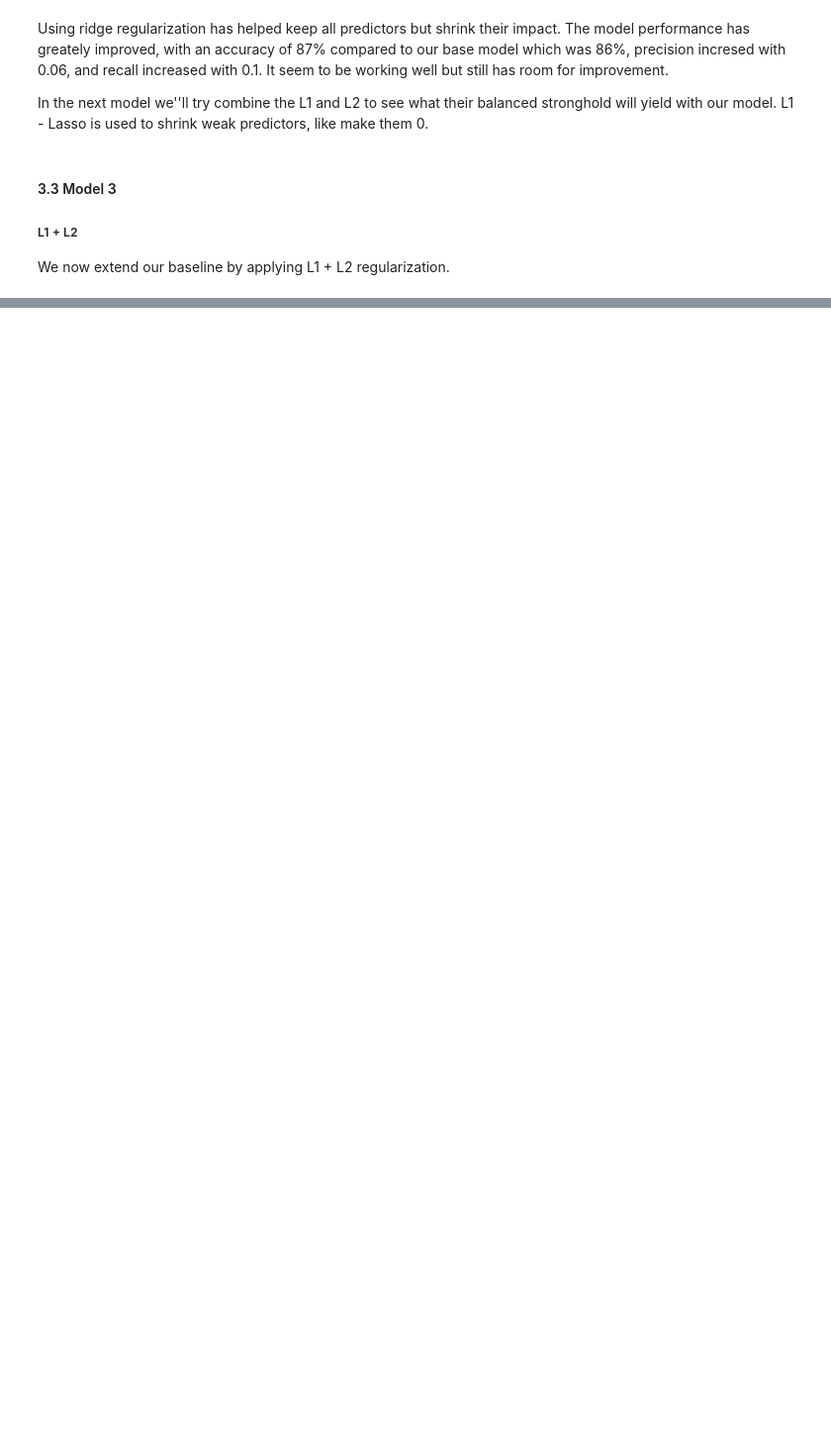
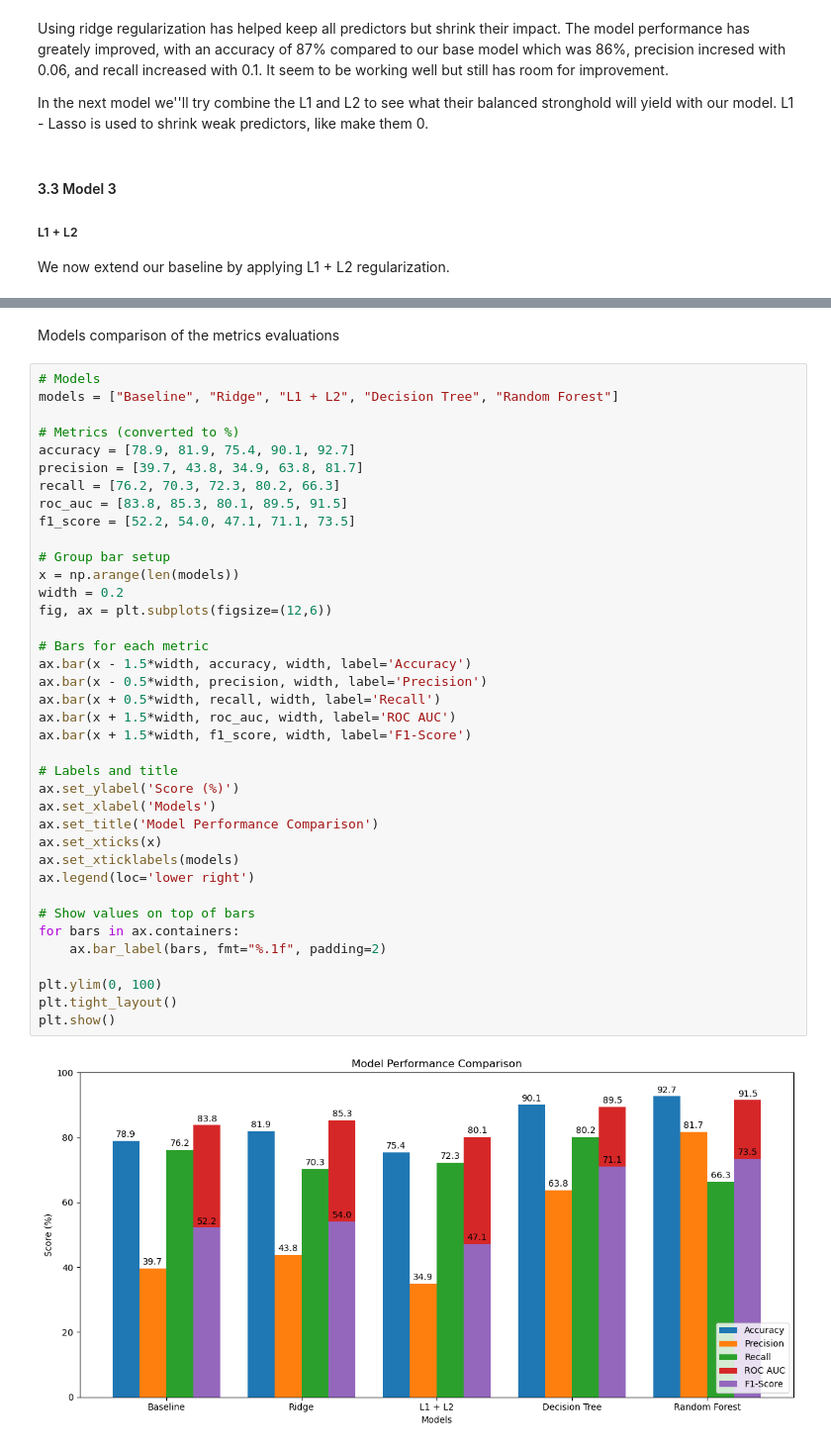
Before and after one commit to Smwangi1/SyriaTel, a Jupyter notebook: classification-analysis.ipynb, the cells around one changed output, grey strips where cells are left out. Shown: that part at 99% size. Drawn from its saved outputs; the diff is of its cells as text; blank space fills up the shorter version.

```diff
--- a/classification-analysis.ipynb
+++ b/classification-analysis.ipynb
@@ -766,0 +990,42 @@ We now extend our baseline by applying L1 + L2 regularization.
+# %% [markdown]
+Models comparison of the metrics evaluations
+# %%
+# Models
+models = ["Baseline", "Ridge", "L1 + L2", "Decision Tree", "Random Forest"]
+
+# Metrics (converted to %)
+accuracy = [78.9, 81.9, 75.4, 90.1, 92.7]
+precision = [39.7, 43.8, 34.9, 63.8, 81.7]
+recall = [76.2, 70.3, 72.3, 80.2, 66.3]
+roc_auc = [83.8, 85.3, 80.1, 89.5, 91.5]
+f1_score = [52.2, 54.0, 47.1, 71.1, 73.5]
+
+# Group bar setup
+x = np.arange(len(models))
+width = 0.2
+fig, ax = plt.subplots(figsize=(12,6))
+
+# Bars for each metric
+ax.bar(x - 1.5*width, accuracy, width, label='Accuracy')
+ax.bar(x - 0.5*width, precision, width, label='Precision')
+ax.bar(x + 0.5*width, recall, width, label='Recall')
+ax.bar(x + 1.5*width, roc_auc, width, label='ROC AUC')
+ax.bar(x + 1.5*width, f1_score, width, label='F1-Score')
+
+# Labels and title
+ax.set_ylabel('Score (%)')
+ax.set_xlabel('Models')
+ax.set_title('Model Performance Comparison')
+ax.set_xticks(x)
+ax.set_xticklabels(models)
+ax.legend(loc='lower right')
+
+# Show values on top of bars
+for bars in ax.containers:
+    ax.bar_label(bars, fmt="%.1f", padding=2)
+
+plt.ylim(0, 100)
+plt.tight_layout()
+plt.show()
+# %% [output]
+[figure, added]
```
Also changed, not shown: parts of 39 cells of this notebook.
